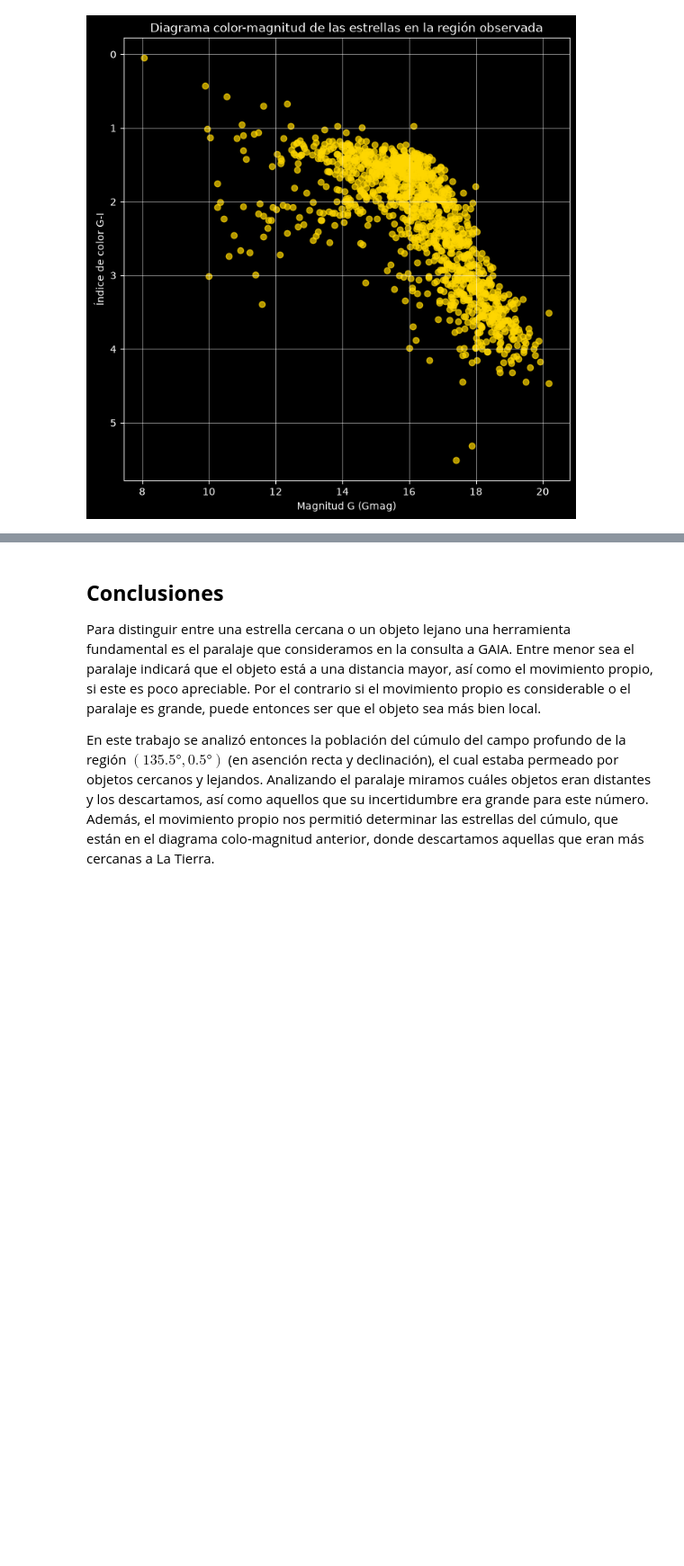
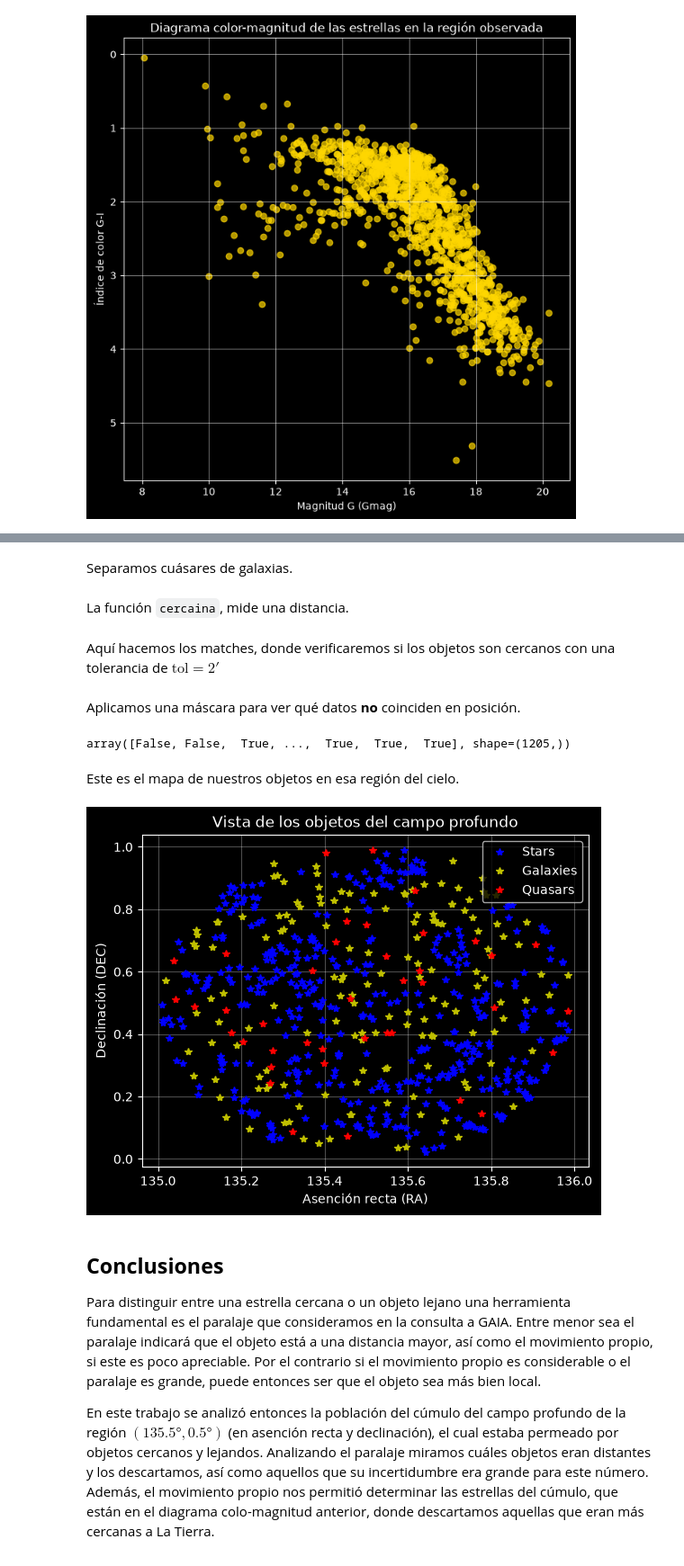
Before and after one commit to Gars220/Proyecto_2_campo_profundo, a Jupyter notebook: Proyecto_2_GAIA.ipynb, the cells around one changed output, grey strips where cells are left out. Shown at 90% size. Cells and saved outputs as stored; diff of their text form; code cells hidden in the pictures; blank space fills up the shorter version.

Commit message:
Actualización de cross match

```diff
--- a/Proyecto_2_GAIA.ipynb
+++ b/Proyecto_2_GAIA.ipynb
@@ -294,3 +316,50 @@ plt.show()
+# %% [markdown]
+Separamos cuásares de galaxias.
+# %%
+cuasares = datos_cuasares[datos_cuasares['class'] == 'QSO']
+galaxias = datos_cuasares[datos_cuasares['class'] == 'GALAXY']
+# %% [markdown]
+La función `cercaina`, mide una distancia.
+# %%
+def cercania(coords1, coords2):
+    R = np.sqrt((coords1[0] - coords2[0])**2 + (coords1[1] - coords2[1])**2)
+    return R
+# %% [markdown]
+Aquí hacemos los matches, donde verificaremos si los objetos son cercanos con una tolerancia de $\text{tol} = 2'$
+# %%
+matches = np.zeros(len(df_limpio['RA_ICRS']))
+
+for i in range(len(df_limpio['RA_ICRS'])):
+    for j in range(len(datos_cuasares['ra'])):
+        cord1 = np.array([df_limpio['RA_ICRS'].iloc[i], df_limpio['DE_ICRS'].iloc[i]])
+        cord2 = np.array([datos_cuasares['ra'].iloc[j], datos_cuasares['dec'].iloc[j]])
+
+        tol = 2/60
+
+        if cercania(cord1, cord2) <= tol:
+            matches[i] = True
+# %% [markdown]
+Aplicamos una máscara para ver qué datos **no** coinciden en posición.
+# %%
+mask_cssmt = (matches == 0)
+mask_cssmt
+# %% [output]
+array([False, False,  True, ...,  True,  True,  True], shape=(1205,))
+# %% [markdown]
+Este es el mapa de nuestros objetos en esa región del cielo.
+# %%
+plt.plot(df_limpio['RA_ICRS'][mask_cssmt], df_limpio['DE_ICRS'][mask_cssmt], 'b*', label='Stars')
+#plt.plot(df_limpio['RA_ICRS'], df_limpio['DE_ICRS'], 'g*')
+plt.plot(galaxias['ra'], galaxias['dec'], 'y*', label='Galaxies')
+plt.plot(cuasares['ra'], cuasares['dec'], 'r*', label='Quasars')
+plt.title('Vista de los objetos del campo profundo')
+plt.legend(loc='best')
+plt.xlabel('Asención recta (RA)')
+plt.ylabel('Declinación (DEC)')
+plt.grid(alpha=0.3)
+plt.show()
+# %% [output]
+[figure, added]
 # %% [markdown]
 ## **Conclusiones**
 
```
Also changed, not shown: parts of 2 cells of this notebook, 3 other files.
